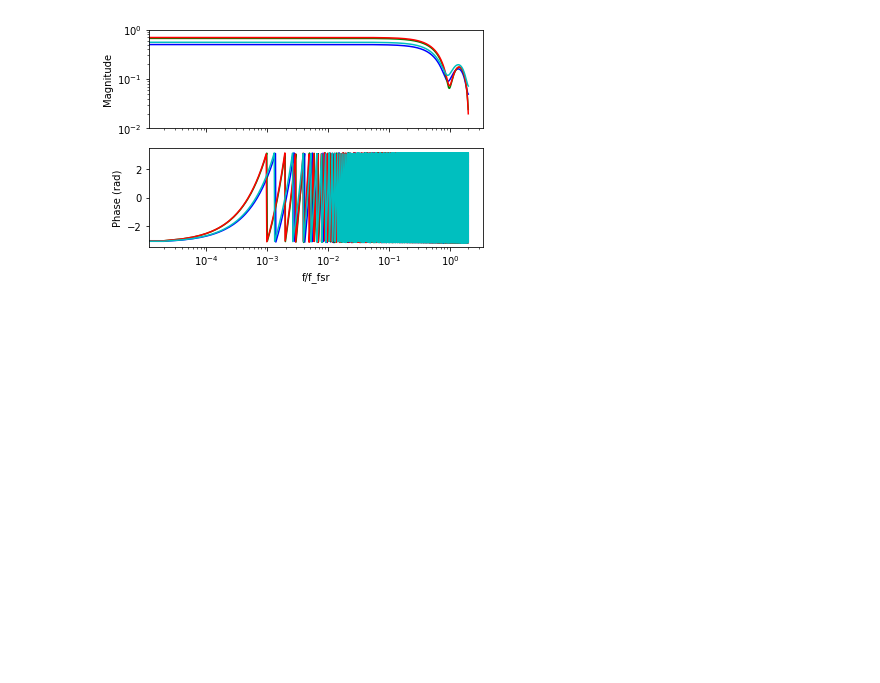
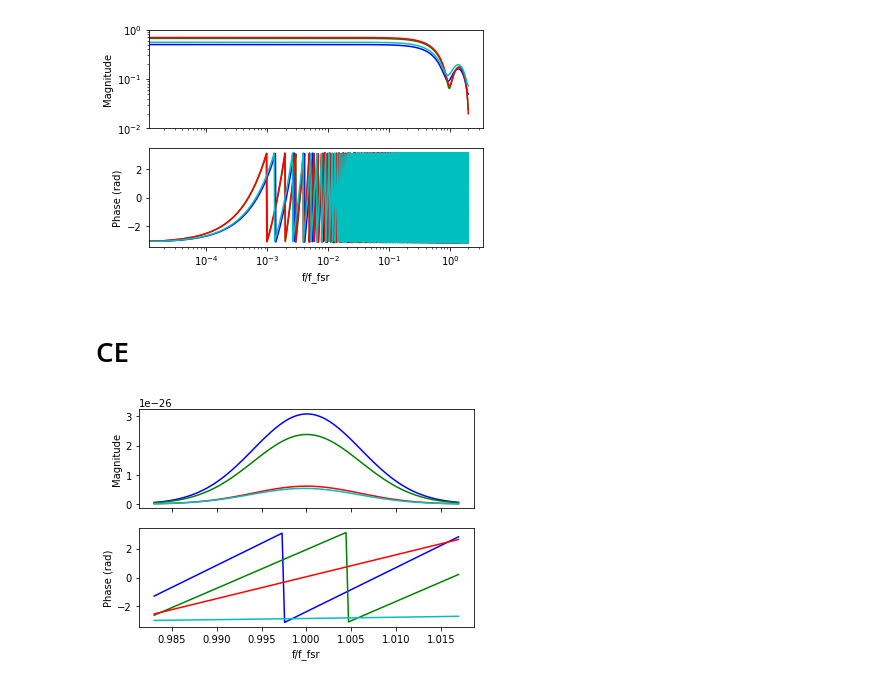
Before and after one commit to charrybdis/gw-detectors_modified, a Jupyter notebook: antenna_responses_test.ipynb, the cells around one changed output. Cells and saved outputs as stored; diff of their text form; code cells hidden in the pictures; blank space fills up the shorter version.

```diff
--- a/antenna_responses_test.ipynb
+++ b/antenna_responses_test.ipynb
@@ -417,3 +417,5 @@ for i in range(4):
 plt.show()
 # %% [output]
 [figure]
+# %% [markdown]
+# CE
@@ -419,0 +429,43 @@ plt.show()
+# %%
+# Pick shape of sine-Gaussian signal pulse
+a = CE_fsr # frequency of sinusoidal component
+A = 1e-23 # Gaussian peak amplitude
+c = 1e-2 # standard deviation of Gaussian envelope
+dt= 0
+
+numpts=120
+spread=4
+
+freqs_signal, ast_signal = Functions.produce_freqs_signal(numpts, spread, a, A, c, dt)
+# %%
+azim = np.array([0.261799, 0.261799, 0.261799, 0.261799])
+pole = np.array([0, np.pi/6, np.pi/3, np.pi/2])
+psi = 0
+geocent = 0
+
+project_p = [CE.project(freqs_signal, geocent, azim[i], pole[i], psi, coord='geographic', hp=ast_signal)
+             for i in range(len(azim))]
+project_x = [CE.project(freqs_signal, geocent, azim[i], pole[i], psi, coord='geographic', hx=ast_signal)
+             for i in range(len(azim))]
+project_vx = [CE.project(freqs_signal, geocent, azim[i], pole[i], psi, coord='geographic', hvx=ast_signal)
+             for i in range(len(azim))]
+project_vy = [CE.project(freqs_signal, geocent, azim[i], pole[i], psi, coord='geographic', hvy=ast_signal)
+             for i in range(len(azim))]
+project_b = [CE.project(freqs_signal, geocent, azim[i], pole[i], psi, coord='geographic', hb=ast_signal)
+             for i in range(len(azim))]
+project_l = [CE.project(freqs_signal, geocent, azim[i], pole[i], psi, coord='geographic', hl=ast_signal)
+             for i in range(len(azim))]
+# %%
+colours = ['b', 'g', 'r', 'c']
+
+fig, (ax1, ax2) = plt.subplots(2, 1, sharex=True)
+ax1.set_ylabel('Magnitude')
+for i in range(4):
+    ax1.plot(freqs_signal/CE_fsr, np.abs(project_p[i]), colours[i])
+ax2.set_ylabel('Phase (rad)')
+ax2.set_xlabel('f/f_fsr')
+for i in range(4):
+    ax2.plot(freqs_signal/CE_fsr, np.arctan2(project_p[i].imag, project_p[i].real), colours[i])
+plt.show()
+# %% [output]
+[figure, added]
```
Also changed, not shown: parts of 3 cells of this notebook, 10 other files.
